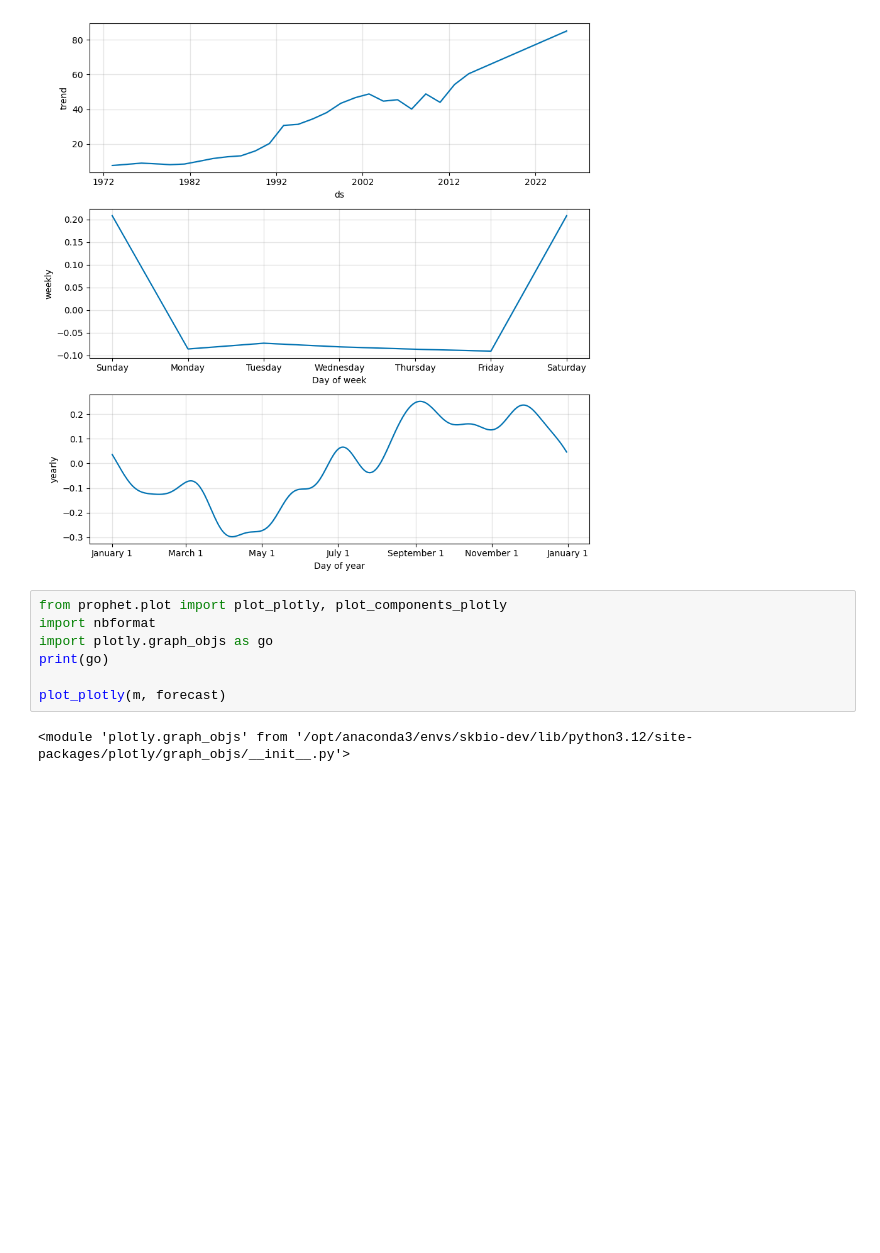
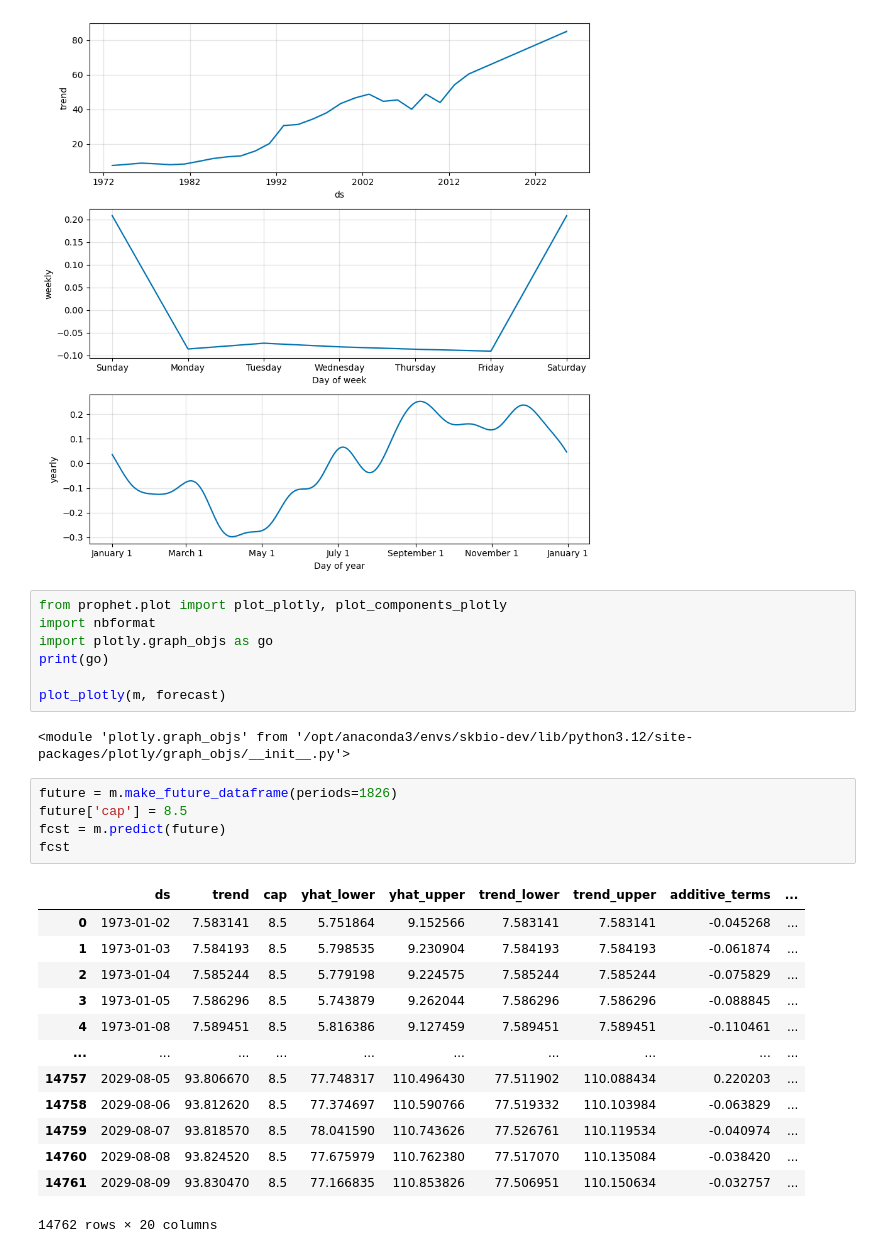
Before and after one commit to aryankeluskar/easywire, a Jupyter notebook: usd_inr.ipynb, the cells around one changed output. Drawn from its saved outputs; the diff is of its cells as text; blank space fills up the shorter version.

```diff
--- a/usd_inr.ipynb
+++ b/usd_inr.ipynb
@@ -72,3 +84,22 @@ print(go)
 plot_plotly(m, forecast)
 # %% [output]
 <module 'plotly.graph_objs' from '/opt/anaconda3/envs/skbio-dev/lib/python3.12/site-packages/plotly/graph_objs/__init__.py'>
+# %%
+future = m.make_future_dataframe(periods=1826)
+future['cap'] = 8.5
+fcst = m.predict(future)
+fcst
+# %% [output]
+|  | ds | trend | cap | yhat_lower | yhat_upper | trend_lower | trend_upper | additive_terms | ... |
+| 0 | 1973-01-02 | 7.583141 | 8.5 | 5.751864 | 9.152566 | 7.583141 | 7.583141 | -0.045268 | ... |
+| 1 | 1973-01-03 | 7.584193 | 8.5 | 5.798535 | 9.230904 | 7.584193 | 7.584193 | -0.061874 | ... |
+| 2 | 1973-01-04 | 7.585244 | 8.5 | 5.779198 | 9.224575 | 7.585244 | 7.585244 | -0.075829 | ... |
+| 3 | 1973-01-05 | 7.586296 | 8.5 | 5.743879 | 9.262044 | 7.586296 | 7.586296 | -0.088845 | ... |
+| 4 | 1973-01-08 | 7.589451 | 8.5 | 5.816386 | 9.127459 | 7.589451 | 7.589451 | -0.110461 | ... |
+| ... | ... | ... | ... | ... | ... | ... | ... | ... | ... |
+| 14757 | 2029-08-05 | 93.806670 | 8.5 | 77.748317 | 110.496430 | 77.511902 | 110.088434 | 0.220203 | ... |
+| 14758 | 2029-08-06 | 93.812620 | 8.5 | 77.374697 | 110.590766 | 77.519332 | 110.103984 | -0.063829 | ... |
+| 14759 | 2029-08-07 | 93.818570 | 8.5 | 78.041590 | 110.743626 | 77.526761 | 110.119534 | -0.040974 | ... |
+| 14760 | 2029-08-08 | 93.824520 | 8.5 | 77.675979 | 110.762380 | 77.517070 | 110.135084 | -0.038420 | ... |
+| 14761 | 2029-08-09 | 93.830470 | 8.5 | 77.166835 | 110.853826 | 77.506951 | 110.150634 | -0.032757 | ... |
+14762 rows × 20 columns
```
Also changed, not shown: parts of 7 cells of this notebook, 1 other file.
